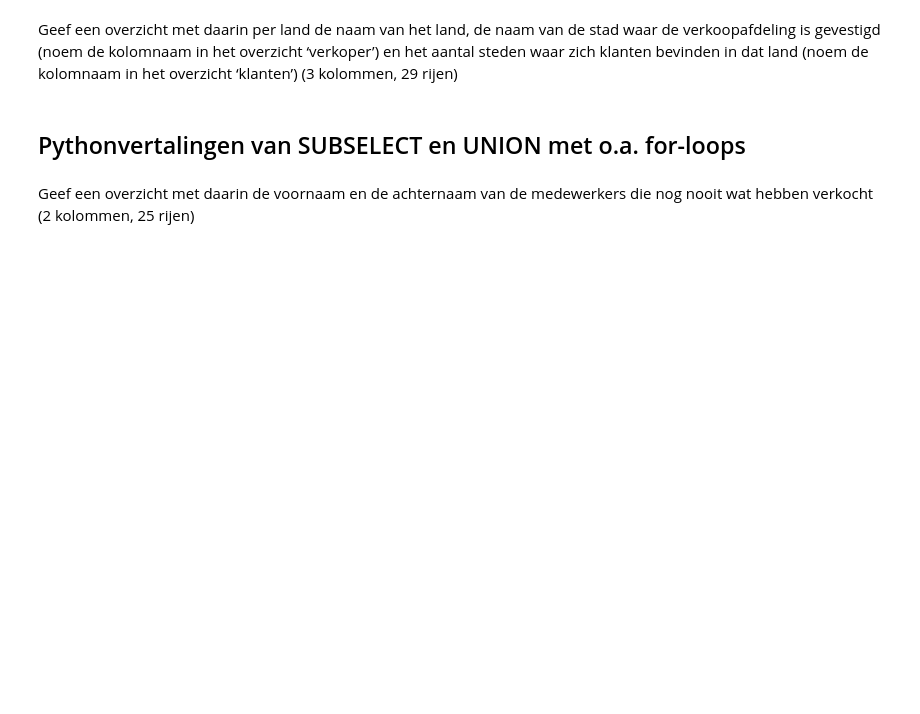
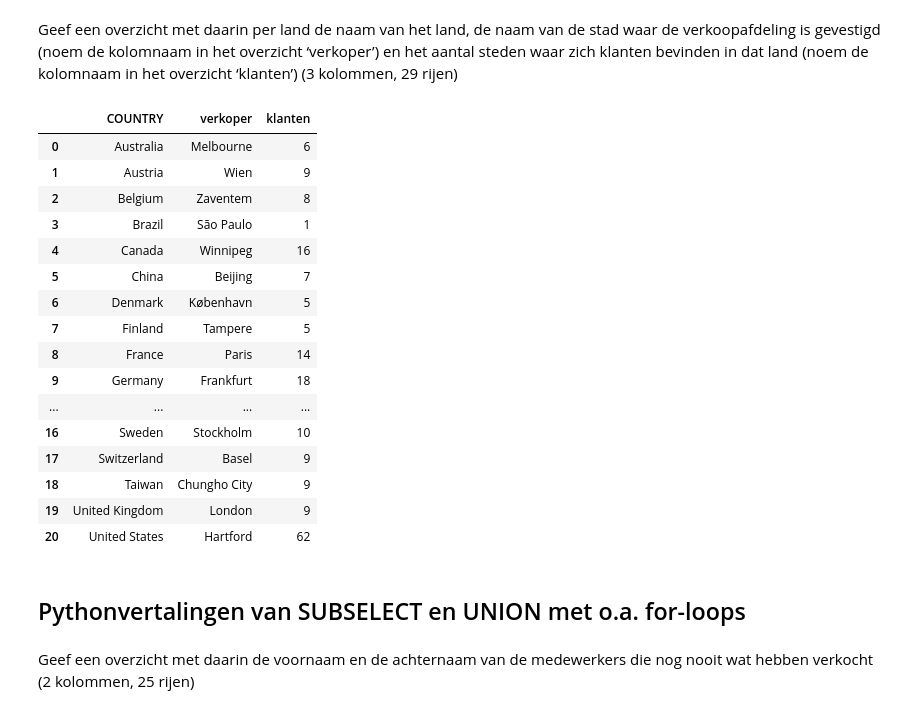
Before and after one commit to Wollepluis/DEDSPortfolio, a Jupyter notebook: Week1/DEDS_WC_1.2_en_1.3_Opdrachten.ipynb, the cells around one changed output. Drawn from its saved outputs; the diff is of its cells as text; code cells hidden in the pictures; blank space fills up the shorter version.

```diff
--- a/Week1/DEDS_WC_1.2_en_1.3_Opdrachten.ipynb
+++ b/Week1/DEDS_WC_1.2_en_1.3_Opdrachten.ipynb
@@ -240,5 +496,32 @@ Geef een overzicht met daarin van de producten behorend tot het producttype ‘C
 # %% [markdown]
 Geef een overzicht met daarin per land de naam van het land, de naam van de stad waar de verkoopafdeling is gevestigd (noem de kolomnaam in het overzicht ‘verkoper’) en het aantal steden waar zich klanten bevinden in dat land (noem de kolomnaam in het overzicht ‘klanten’) (3 kolommen, 29 rijen)
+# %%
+table_data = get_table_data(['retailer_site', 'country'])
+
+grouped_data = table_data.groupby('COUNTRY').agg(
+    verkoper=('CITY', 'first'),
+    klanten=('CITY', 'nunique')
+).reset_index()
+
+pandas.DataFrame(grouped_data)
+# %% [output]
+|  | COUNTRY | verkoper | klanten |
+| 0 | Australia | Melbourne | 6 |
+| 1 | Austria | Wien | 9 |
+| 2 | Belgium | Zaventem | 8 |
+| 3 | Brazil | São Paulo | 1 |
+| 4 | Canada | Winnipeg | 16 |
+| 5 | China | Beijing | 7 |
+| 6 | Denmark | København | 5 |
+| 7 | Finland | Tampere | 5 |
+| 8 | France | Paris | 14 |
+| 9 | Germany | Frankfurt | 18 |
+| ... | ... | ... | ... |
+| 16 | Sweden | Stockholm | 10 |
+| 17 | Switzerland | Basel | 9 |
+| 18 | Taiwan | Chungho City | 9 |
+| 19 | United Kingdom | London | 9 |
+| 20 | United States | Hartford | 62 |
 # %% [markdown]
 ## Pythonvertalingen van SUBSELECT en UNION met o.a. for-loops
 # %% [markdown]
```
Also changed, not shown: parts of 29 cells of this notebook.
